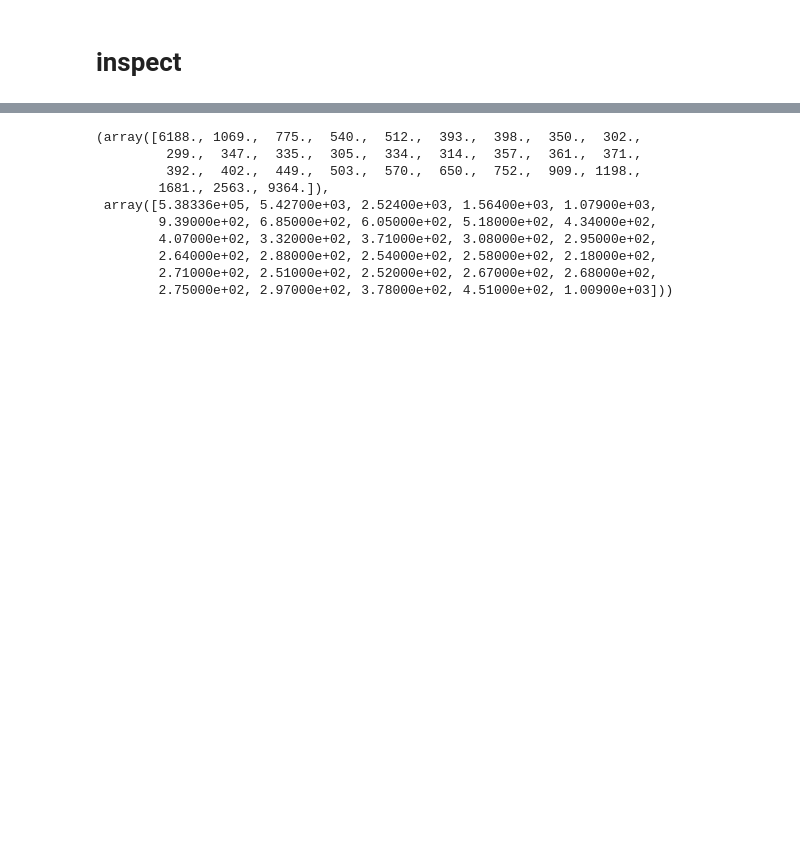
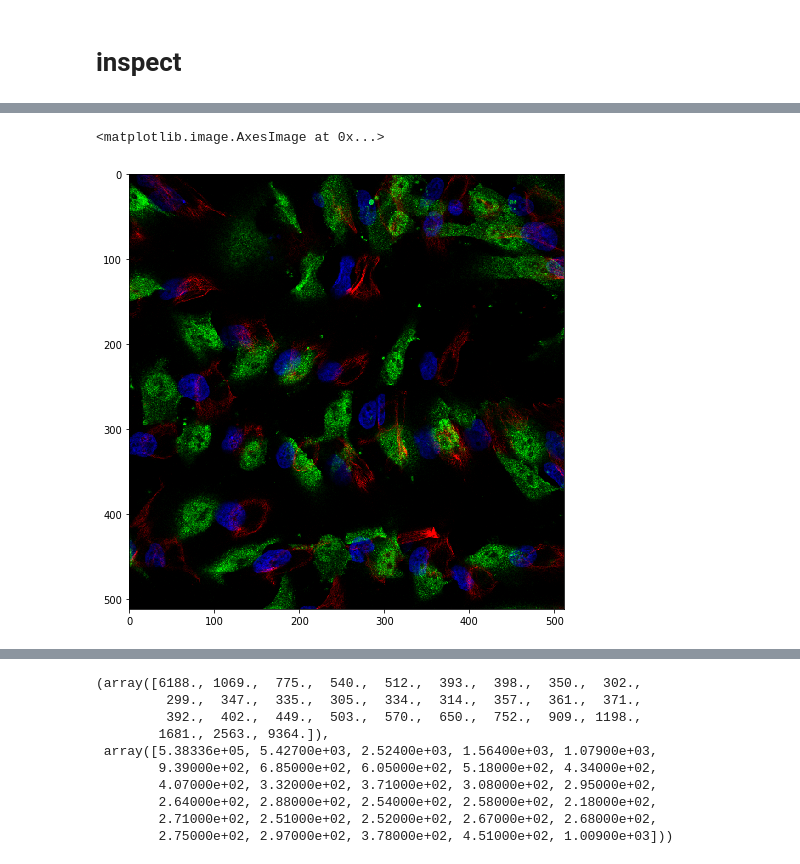
Before and after one commit to aboluo11/protein, a Jupyter notebook: main.ipynb, the cells around one changed output, grey strips where cells are left out. Cells and saved outputs as stored; diff of their text form; code cells hidden in the pictures; blank space fills up the shorter version.

```diff
--- a/main.ipynb
+++ b/main.ipynb
@@ -194,0 +268,6 @@ best metric: 0.597711
+# %%
+plt.figure(figsize=(8,8))
+plt.imshow(make_rgb('6f062840-bba9-11e8-b2ba-ac1f6b6435d0', 'inputs/512_train/'))
+# %% [output]
+<matplotlib.image.AxesImage at 0x...>
+[figure, added]
```
Also changed, not shown: parts of 29 cells of this notebook, 3 other files.
